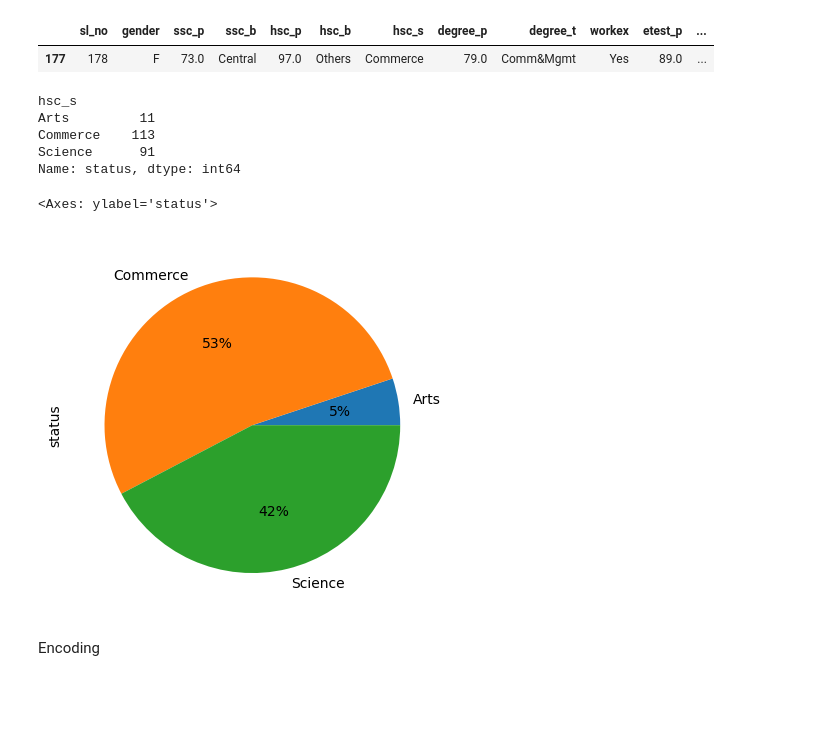
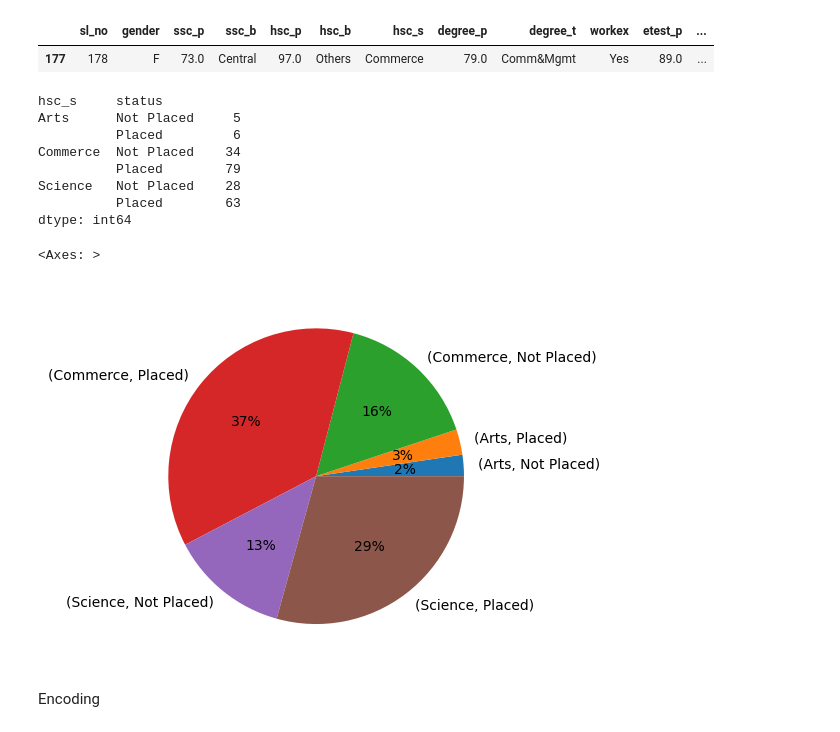
Before and after one commit to savii99/campus_placement_prediction, a Jupyter notebook: code.ipynb, the cells around one changed output. Cells and saved outputs as stored; diff of their text form; code cells hidden in the pictures; blank space fills up the shorter version.

```diff
--- a/code.ipynb
+++ b/code.ipynb
@@ -327,18 +340,21 @@ temp[temp['salary']==max(temp['salary'])]
 |  | sl_no | gender | ssc_p | ssc_b | hsc_p | hsc_b | hsc_s | degree_p | degree_t | workex | etest_p | ... |
 | 177 | 178 | F | 73.0 | Central | 97.0 | Others | Commerce | 79.0 | Comm&Mgmt | Yes | 89.0 | ... |
 # %%
-df.groupby(['hsc_s'])['status'].count()
+df[["hsc_s",'status']].groupby(['hsc_s','status']).size()
 # %% [output]
-hsc_s
-Arts         11
-Commerce    113
-Science      91
-Name: status, dtype: int64
+hsc_s     status
+Arts      Not Placed     5
+          Placed         6
+Commerce  Not Placed    34
+          Placed        79
+Science   Not Placed    28
+          Placed        63
+dtype: int64
 # %%
-df.groupby(['hsc_s'])['status'].count().plot(kind = "pie", autopct = "%1.0f%%")
+df[["hsc_s",'status']].groupby(['hsc_s','status']).size().plot(kind = "pie", autopct = "%1.0f%%")
 # %% [output]
-<Axes: ylabel='status'>
+<Axes: >
-[figure, old version]
+[figure, new version]
 # %% [markdown]
 Encoding
 # %%
```
Also changed, not shown: parts of 34 cells of this notebook, 1 other file.
